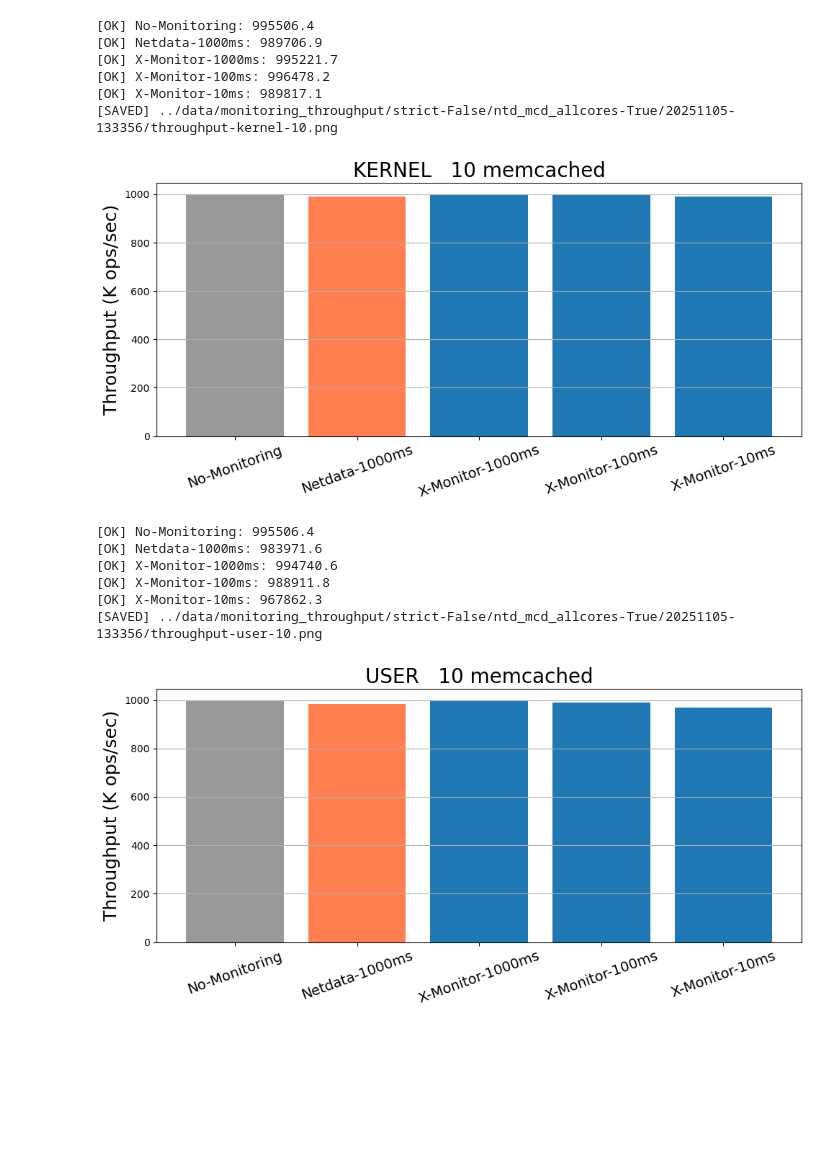
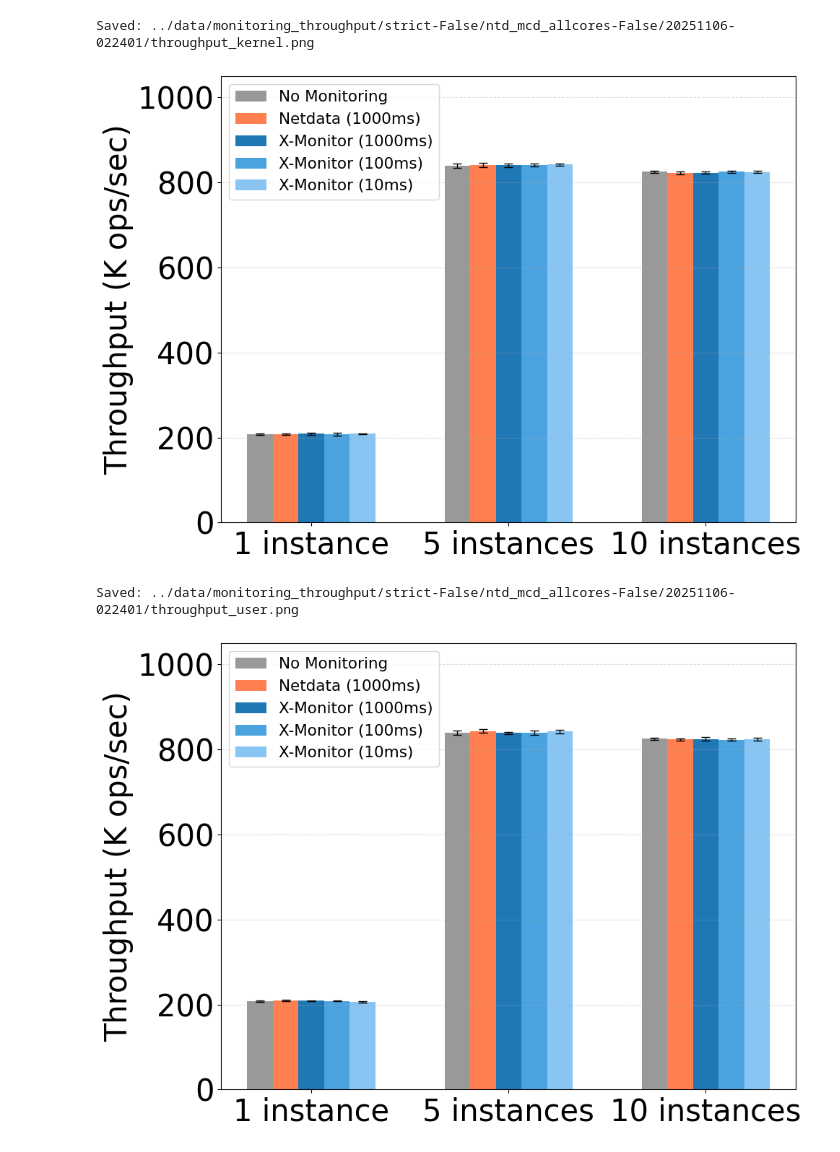
Before and after one commit to yukimaruyama2023/exp-X-Monitor, a Jupyter notebook: graph/throughput.ipynb, the cells around one changed output. Saved outputs shown, nothing was run; the diff lists cells and outputs as text; code cells hidden in the pictures; blank space fills up the shorter version.

```diff
--- a/graph/throughput.ipynb
+++ b/graph/throughput.ipynb
@@ -1,4 +9,11 @@
 # %%
-# BASE_DIR = "../data/monitoring_throughput/strict-False/ntd_mcd_allcores-False/20251105-115302"
-BASE_DIR = "../data/monitoring_throughput/strict-False/ntd_mcd_allcores-True/20251105-133356"
-NUM_MEMCACHED = 10
+# base_dir = "../data/monitoring_throughput/strict-False/ntd_mcd_allcores-False/20251106-022401"
+base_dir = "../data/monitoring_throughput/strict-False/ntd_mcd_allcores-True/20251105-181850"
+nums = [1, 5, 10]
+
+plot_grouped_both(base_dir, nums=nums)
+# %% [output]
+Saved: ../data/monitoring_throughput/strict-False/ntd_mcd_allcores-False/20251106-022401/throughput_kernel.png
+[figure, added]
+Saved: ../data/monitoring_throughput/strict-False/ntd_mcd_allcores-False/20251106-022401/throughput_user.png
+[figure, added]
@@ -18,28 +19,0 @@ NUM_MEMCACHED = 10
-# %%
-%matplotlib inline
-
-import os, sys, importlib
-os.chdir("/home/maruyama/workspace/exp-X-Monitor/graph")
-if os.getcwd() not in sys.path:
-    sys.path.insert(0, os.getcwd())
-
-import throughput
-importlib.reload(throughput)
-
-for metric in ["kernel", "user"]:
-    throughput.plot_one(BASE_DIR, metric, NUM_MEMCACHED)
-# %% [output]
-[OK] No-Monitoring: 995506.4
-[OK] Netdata-1000ms: 989706.9
-[OK] X-Monitor-1000ms: 995221.7
-[OK] X-Monitor-100ms: 996478.2
-[OK] X-Monitor-10ms: 989817.1
-[SAVED] ../data/monitoring_throughput/strict-False/ntd_mcd_allcores-True/20251105-133356/throughput-kernel-10.png
-[figure, removed]
-[OK] No-Monitoring: 995506.4
-[OK] Netdata-1000ms: 983971.6
-[OK] X-Monitor-1000ms: 994740.6
-[OK] X-Monitor-100ms: 988911.8
-[OK] X-Monitor-10ms: 967862.3
-[SAVED] ../data/monitoring_throughput/strict-False/ntd_mcd_allcores-True/20251105-133356/throughput-user-10.png
-[figure, removed]
```
Also changed, not shown: parts of 2 cells of this notebook, 6 other files.
